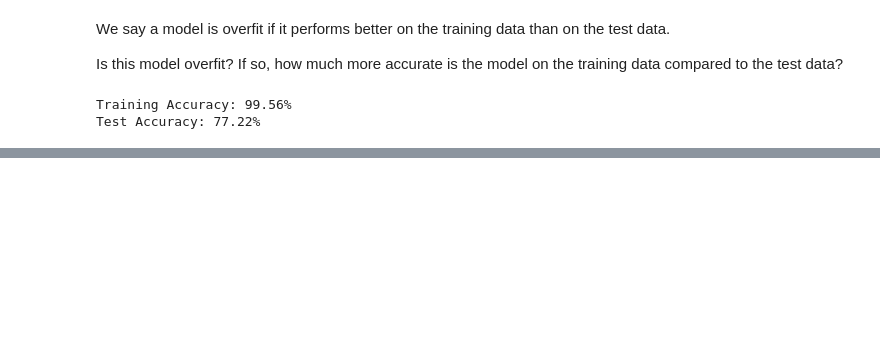
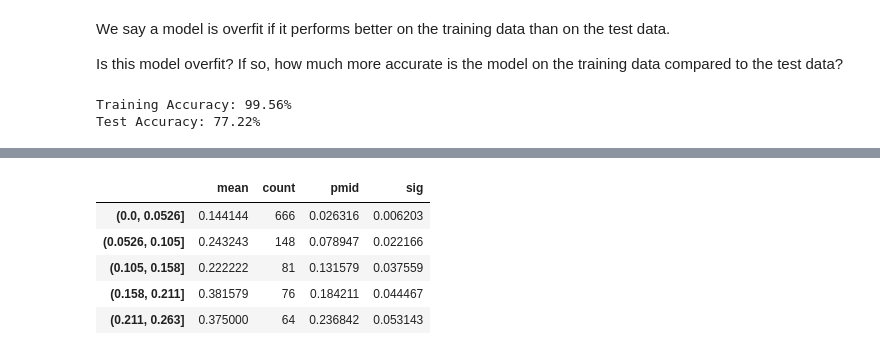
Before and after one commit to joaoDragado/dSc_roadmap, a Jupyter notebook: projects/SentimentAnalysis/HW3_user.ipynb, the cells around one changed output, grey strips where cells are left out. Cells and saved outputs as stored; diff of their text form; code cells hidden in the pictures; blank space fills up the shorter version.

```diff
--- a/projects/SentimentAnalysis/HW3_user.ipynb
+++ b/projects/SentimentAnalysis/HW3_user.ipynb
@@ -202,0 +240,19 @@ Test Accuracy: 77.22%
+# %%
+bins = np.linspace(0,1,20)
+# sort probs & group into 20 equal-sized bins
+cuts = pd.cut(prob, bins)
+binwidth = bins[1] - bins[0]
+# compute average observed freshness per bin
+cal = data.groupby(cuts).outcome.agg(['mean', 'count'])
+# pmid is the average model probability of each bin
+cal['pmid'] = (bins[:-1] + bins[1:]) / 2
+# sig is the model uncertainty (avg error) for each bin
+cal['sig'] = np.sqrt(cal.pmid * (1 - cal.pmid) / cal['count'])
+cal.head()
+# %% [output]
+|  | mean | count | pmid | sig |
+| (0.0, 0.0526] | 0.144144 | 666 | 0.026316 | 0.006203 |
+| (0.0526, 0.105] | 0.243243 | 148 | 0.078947 | 0.022166 |
+| (0.105, 0.158] | 0.222222 | 81 | 0.131579 | 0.037559 |
+| (0.158, 0.211] | 0.381579 | 76 | 0.184211 | 0.044467 |
+| (0.211, 0.263] | 0.375000 | 64 | 0.236842 | 0.053143 |
```
Also changed, not shown: parts of 10 cells of this notebook, 3 other files.
